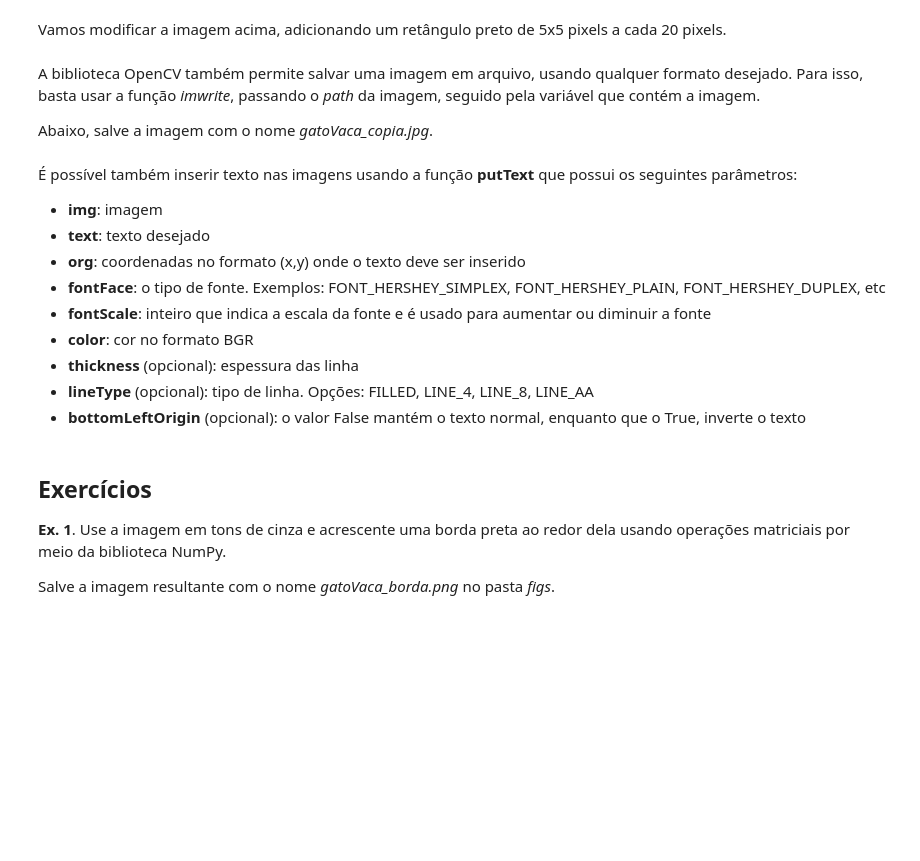
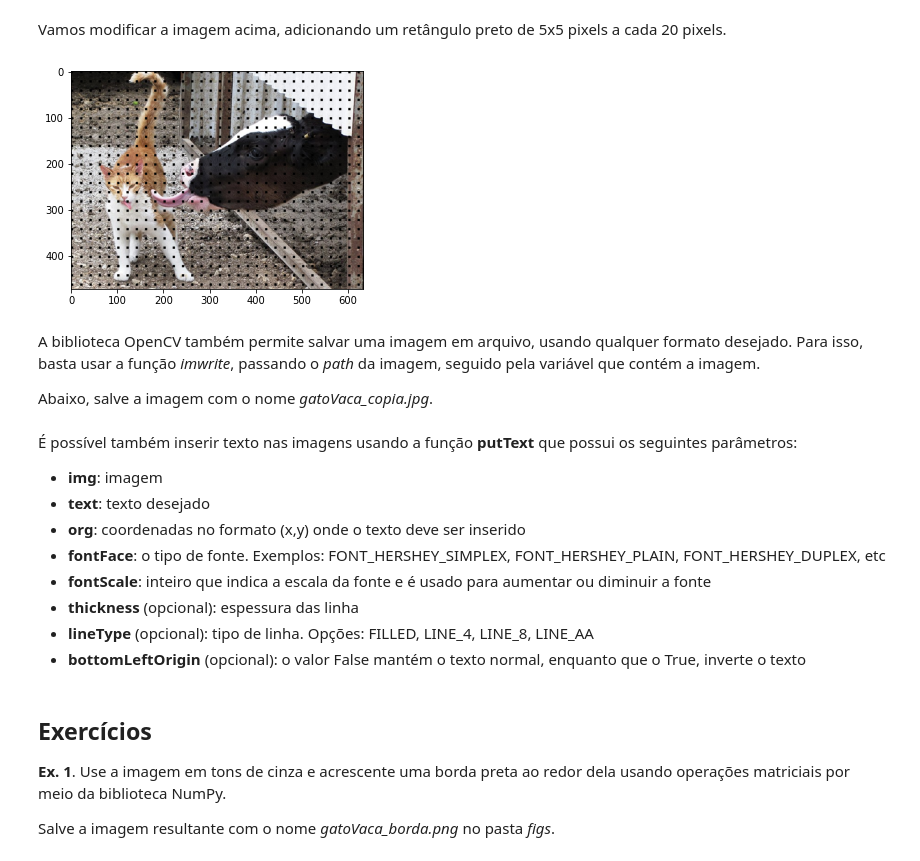
Before and after one commit to Nathan-Rgs/image-processing, a Jupyter notebook: exPDI02_opencv_tin2qui.ipynb, the cells around one changed output. Cells and saved outputs as stored; diff of their text form; code cells hidden in the pictures; blank space fills up the shorter version.

```diff
--- a/exPDI02_opencv_tin2qui.ipynb
+++ b/exPDI02_opencv_tin2qui.ipynb
@@ -62,5 +92,18 @@ Agora, iremos mostrar a imagem na tela usando a função *imshow* da biblioteca
 # %% [markdown]
 Vamos modificar a imagem acima, adicionando um retângulo preto de 5x5 pixels a cada 20 pixels.
+# %%
+modImg = cv2.imread('figs/gatoVaca.png')
+modImg = cv2.cvtColor(modImg, cv2.COLOR_BGR2RGB)
+tam = 5
+for i in range(0, modImg.shape[0], 20):
+  for j in range(0, modImg.shape[1], 20):
+    modImg[i: i+tam, j:j+tam, :] = [0,0,0]
+
+
+plt.imshow(modImg, vmin=0, vmax=255)
+plt.show()
+# %% [output]
+[figure, added]
 # %% [markdown]
 A biblioteca OpenCV também permite salvar uma imagem em arquivo, usando qualquer formato desejado. Para isso, basta usar a função *imwrite*, passando o *path* da imagem, seguido pela variável que contém a imagem.
 
@@ -72,7 +115,6 @@ Abaixo, salve a imagem com o nome *gatoVaca_copia.jpg*.
 - **org**: coordenadas no formato (x,y) onde o texto deve ser inserido
 - **fontFace**: o tipo de fonte. Exemplos: FONT_HERSHEY_SIMPLEX, FONT_HERSHEY_PLAIN, FONT_HERSHEY_DUPLEX, etc
 - **fontScale**: inteiro que indica a escala da fonte e é usado para aumentar ou diminuir a fonte
-- **color**: cor no formato BGR
 - **thickness** (opcional): espessura das linha
 - **lineType** (opcional): tipo de linha. Opções: FILLED, LINE_4, LINE_8, LINE_AA
 - **bottomLeftOrigin** (opcional): o valor False mantém o texto normal, enquanto que o True, inverte o texto
```
Also changed, not shown: parts of 11 cells of this notebook.
